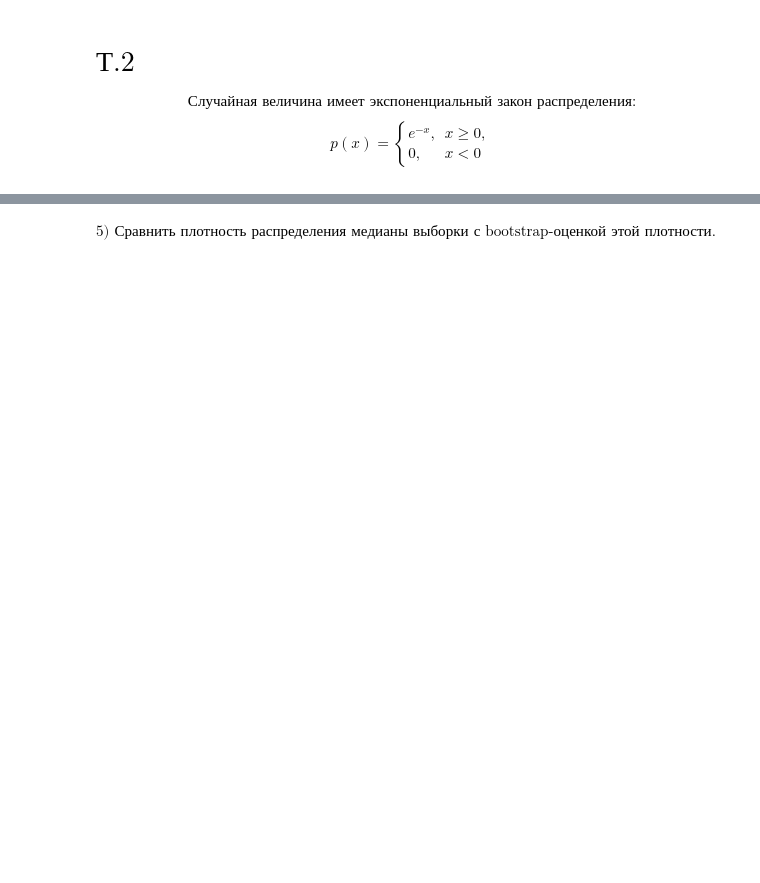
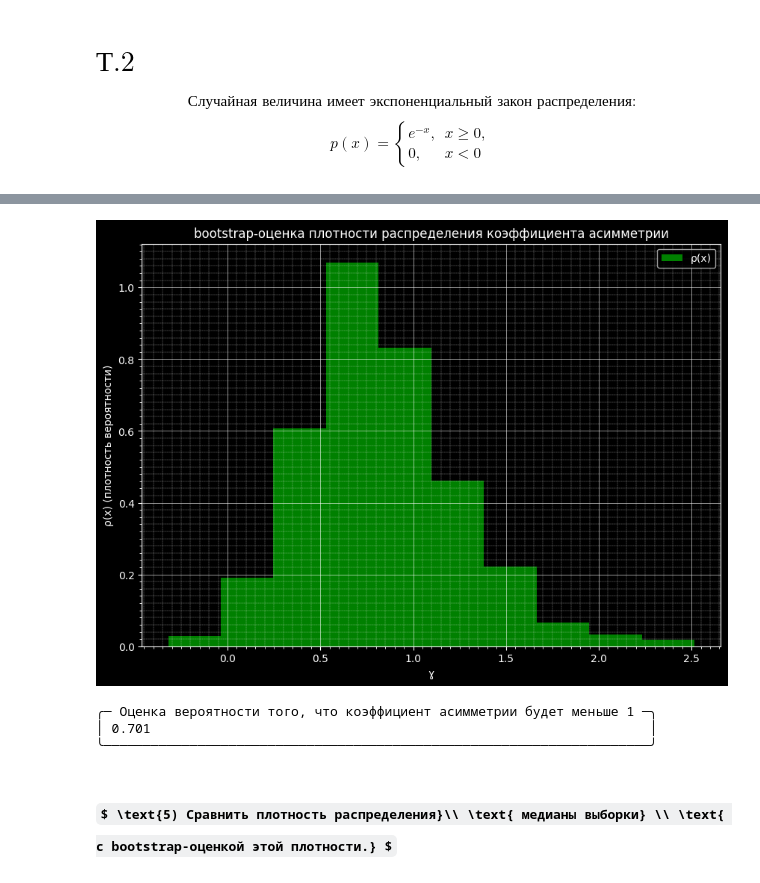
Before and after one commit to UmbrellaLeaf5/math_statistics, a Jupyter notebook: assignment_1/task_2 (T.2).ipynb, the cells around one changed output, grey strips where cells are left out. Cells and saved outputs as stored; diff of their text form; code cells hidden in the pictures; some formulas as TeX source; blank space fills up the shorter version.

```diff
--- a/assignment_1/task_2 (T.2).ipynb
+++ b/assignment_1/task_2 (T.2).ipynb
@@ -16,0 +78,3 @@ $ \text{1) Определить по выборке моду,
+# %%
+def MuK(k: int, sample: list) -> float:
+    return np.sum([(x_i - np.mean(sample))**k for x_i in sample]) / len(sample)
@@ -23,2 +228,41 @@ $ \text{4) Найти bootstrap-оценку плотности распреде
+# %%
+bootstrap_skewness = []
+
+for _ in range(bootstrap_iteration):
+    bootstrap_sample = np.random.choice(sample, size=len(sample))
+    bootstrap_skewness.append(MuK(3, bootstrap_sample.tolist())/(MuK(2, bootstrap_sample.tolist()) ** 1.5))
+# %%
+_, axs = polt.subplots(1, 1, figsize=(10, 7))
+
+axs.set_title("bootstrap-оценка плотности распределения коэффициента асимметрии")
+axs.set_xlabel("ɣ")
+axs.set_ylabel("ρ(x) (плотность вероятности)")
+
+axs.hist(bootstrap_skewness,
+          bins=1 + int(np.log2(bootstrap_iteration)),
+          color='green',
+          label="ρ(x)",
+          density=True)
+
+axs.xaxis.set_minor_locator(AutoMinorLocator(10))
+axs.yaxis.set_minor_locator(AutoMinorLocator(10))
+
+polt.grid(which='minor', linestyle='--', linewidth=0.2)
+polt.grid(which='major', linewidth=0.4)
+
+polt.legend()
+polt.show()
+# %% [output]
+[figure, added]
+# %%
+prob_skew_less_than_1 = np.sum([1 if bootstrap_skewness[i] < 1 else 0 for i in range(bootstrap_iteration)])/bootstrap_iteration
+
+console.print(Panel(Text(str(prob_skew_less_than_1)),
+              title="Оценка вероятности того, что коэффициент асимметрии будет меньше 1"),
+              justify="left")
+# %% [output]
+╭─ Оценка вероятности того, что коэффициент асимметрии будет меньше 1 ─╮
+│ 0.701                                                                │
+╰──────────────────────────────────────────────────────────────────────╯
 # %% [markdown]
-$ \text{5) Сравнить плотность распределения медианы выборки с bootstrap-оценкой этой плотности.} $
+## $ \text{5) Сравнить плотность распределения}\\ \text{ медианы выборки} \\ \text{ с bootstrap-оценкой этой плотности.} $
```
Also changed, not shown: parts of 21 cells of this notebook, 2 other files.
